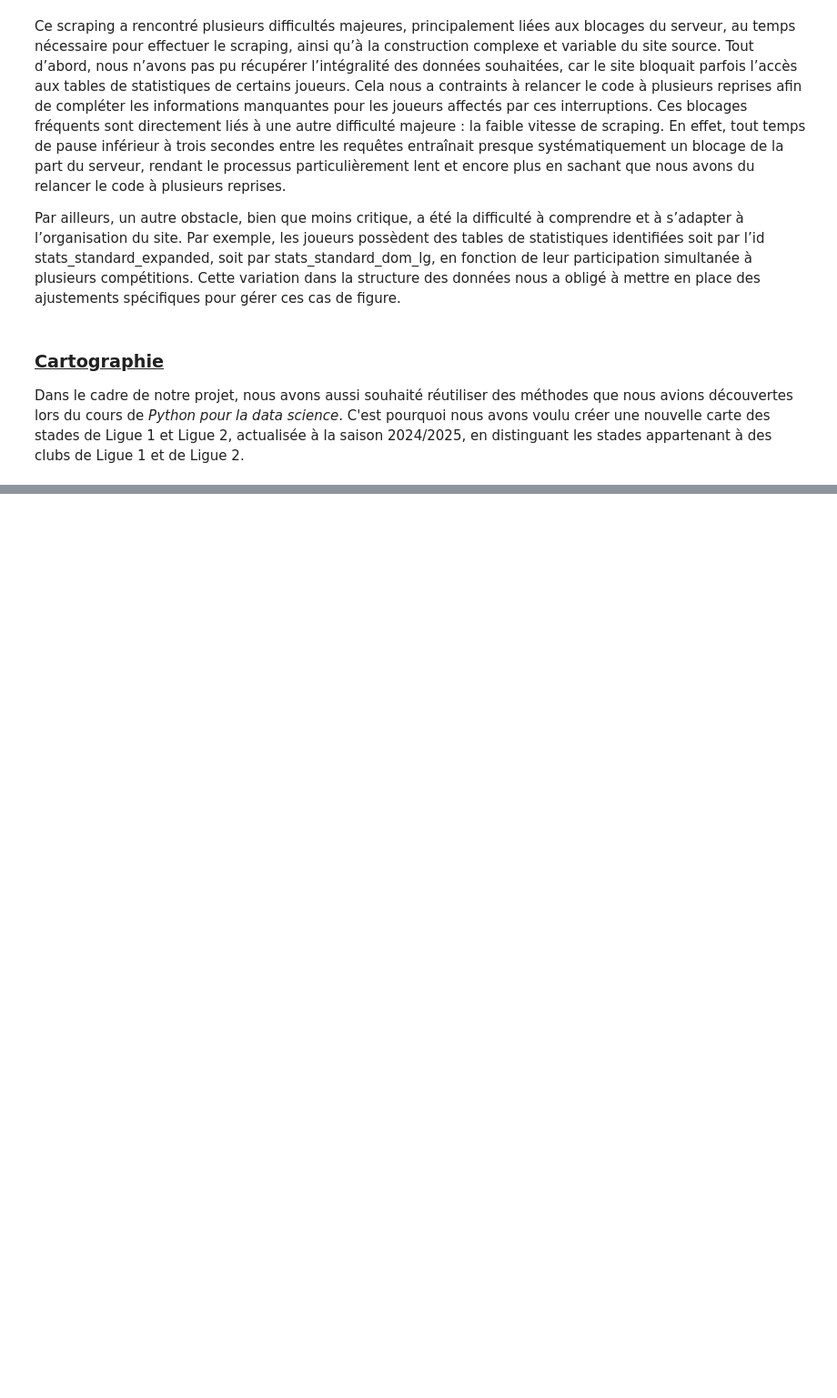
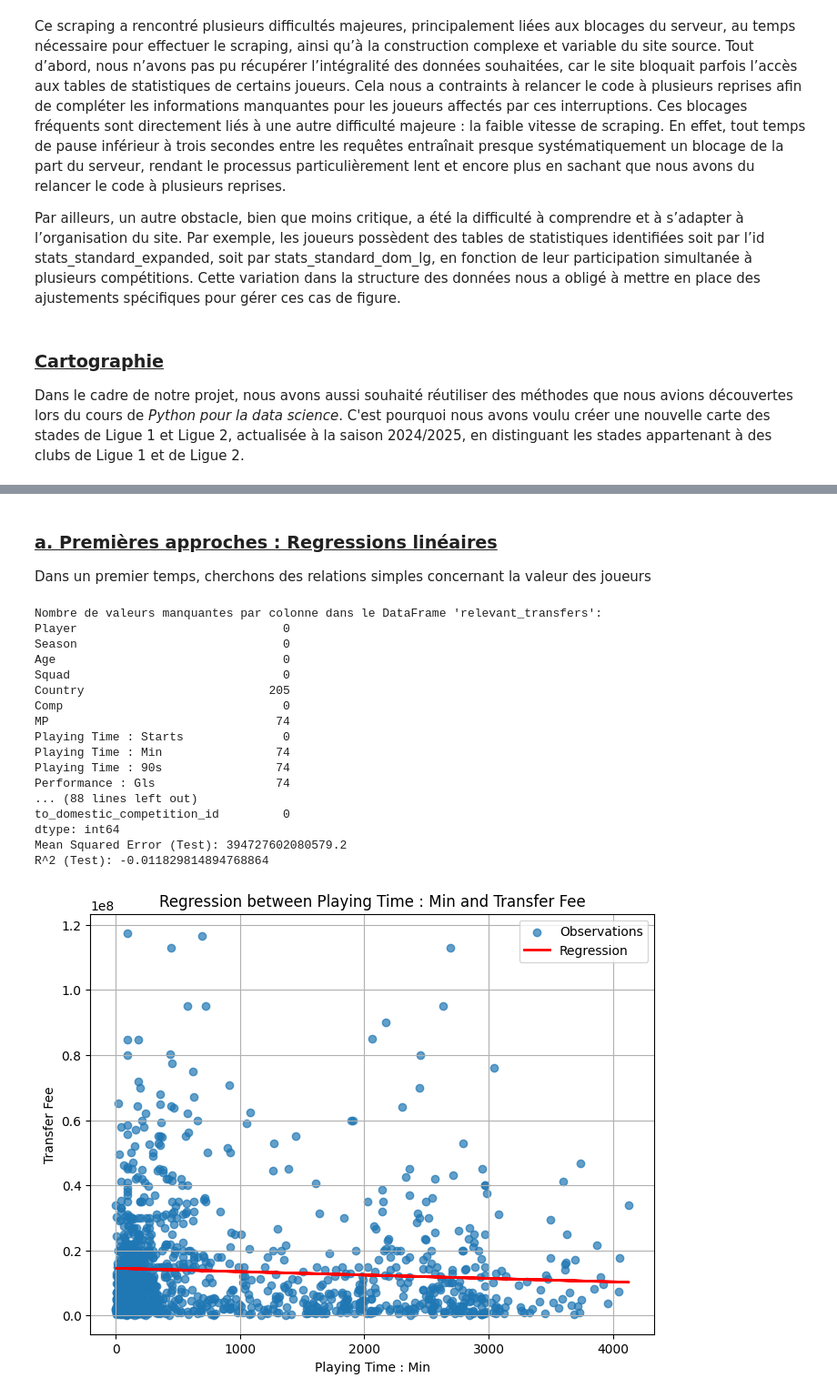
Before and after one commit to romandb21/ModelingFootballValue, a Jupyter notebook: rapport.ipynb, the cells around one changed output, grey strips where cells are left out. Shown at 91% size. Saved outputs shown, nothing was run; the diff lists cells and outputs as text; code cells hidden in the pictures; blank space fills up the shorter version.

```diff
--- a/rapport.ipynb
+++ b/rapport.ipynb
@@ -795,0 +852,14 @@ Il s'agit désormais d'utiliser les données que nous avons récupérées afin d
+# %%
+# Assurez-vous que les colonnes de jointure ont le même type
+players_stats_top7_df['season_id'] = players_stats_top7_df['season_id'].astype(int)
+relevant_transfers['season_id'] = relevant_transfers['season_id'].astype(int)
+
+# Fusionner les DataFrames
+data = pd.merge(players_stats_top7_df, relevant_transfers, left_on=['Player', 'season_id'], right_on=['player_name', 'season_id'])
+
+# Supprimer la colonne 'player_name'
+data.drop(columns=['player_name'], inplace=True)
+
+# Affichage du DataFrame fusionné
+print(data.shape)
+print(data.head())
@@ -795,0 +884,48 @@ Il s'agit désormais d'utiliser les données que nous avons récupérées afin d
+# %% [markdown]
+<a id="reg-lin"></a>
+### <u>a. Premières approches : Regressions linéaires</u>
+
+Dans un premier temps, cherchons des relations simples concernant la valeur des joueurs
+# %%
+from using_data.ml_models import linear_regression as lr
+from using_data.ml_models import plot_regression
+
+na_count_prop = data.isna().sum()
+print("Nombre de valeurs manquantes par colonne dans le DataFrame 'relevant_transfers':")
+print(na_count_prop)
+
+# Comme l'on a que 5% de NA pour la colonne "Playing Time : Min" on peut enlever ces lignes
+data = data.dropna(subset=["Playing Time : Min"])
+na_count_prop = data.isna().sum()
+print("Nombre de valeurs manquantes par colonne dans le DataFrame 'relevant_transfers':")
+print(na_count_prop)
+
+X = data[["Playing Time : Min"]]  # Utiliser des doubles crochets pour obtenir un DataFrame
+y = data["transfer_fee"]
+
+# Lancer une régression linéaire de 'transfer_fee' en fonction de 'Age' et afficher le résultat
+result = lr(X, y)
+print(f"Mean Squared Error (Test): {result['mse_test']}")
+print(f"R^2 (Test): {result['r2_test']}")
+
+# Afficher le graphique de la régression
+plot_regression(X.values, y.values, result, "Playing Time : Min", "Transfer Fee")
+# %% [output]
+Nombre de valeurs manquantes par colonne dans le DataFrame 'relevant_transfers':
+Player                             0
+Season                             0
+Age                                0
+Squad                              0
+Country                          205
+Comp                               0
+MP                                74
+Playing Time : Starts              0
+Playing Time : Min                74
+Playing Time : 90s                74
+Performance : Gls                 74
+... (88 lines left out)
+to_domestic_competition_id         0
+dtype: int64
+Mean Squared Error (Test): 394727602080579.2
+R^2 (Test): -0.011829814894768864
+[figure, added]
```
Also changed, not shown: parts of 24 cells of this notebook, 1 other file.
